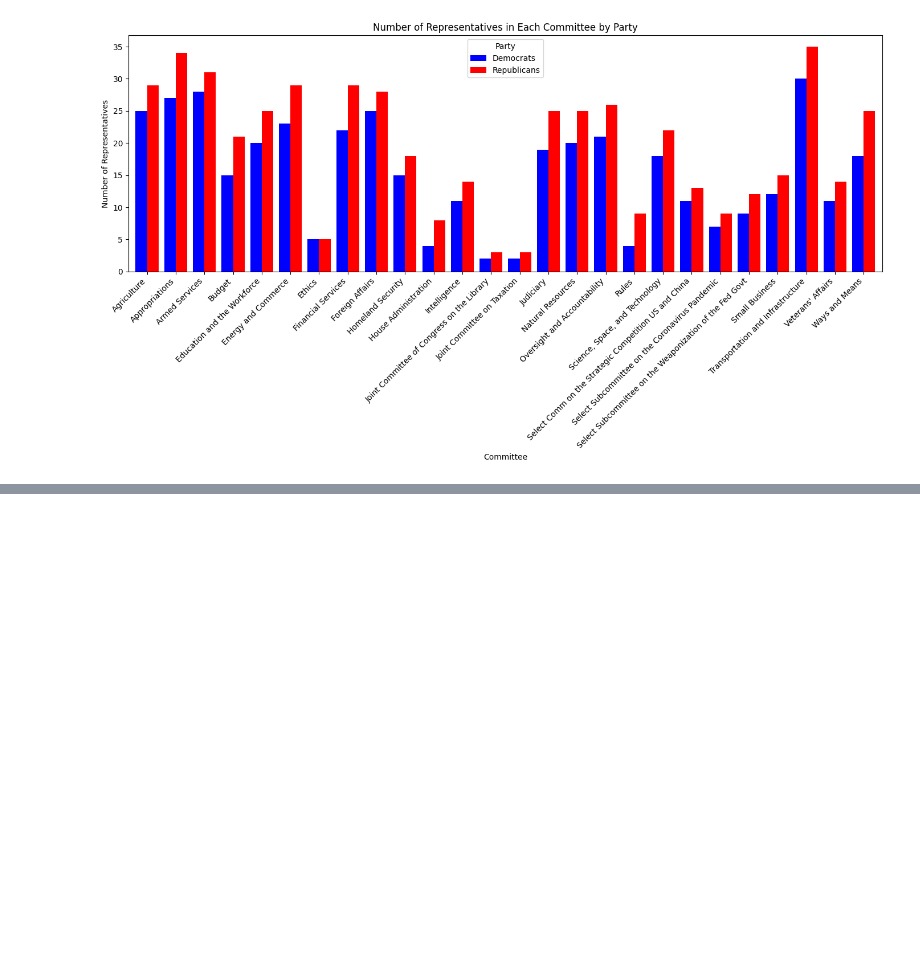
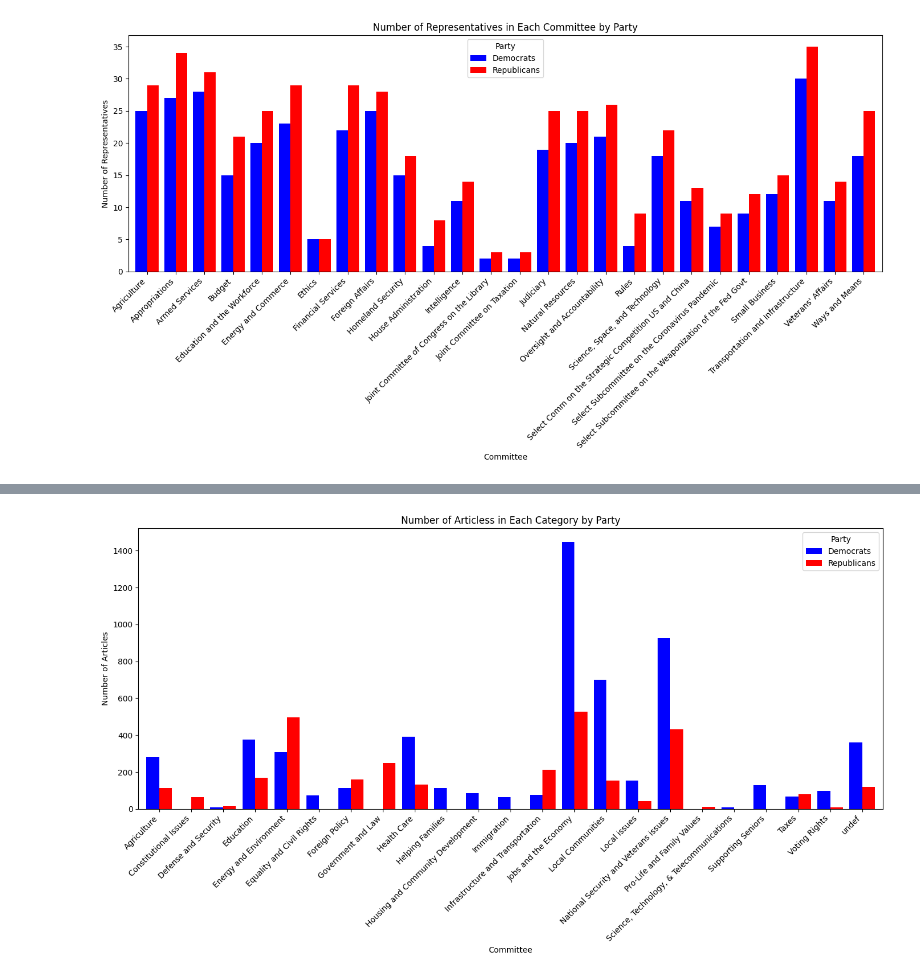
Before and after one commit to qpa-agh/usa_issues_data_mining, a Jupyter notebook: data_cleaning.ipynb, the cells around one changed output, grey strips where cells are left out. Saved outputs shown, nothing was run; the diff lists cells and outputs as text; code cells hidden in the pictures; blank space fills up the shorter version.

Commit message:
Issues grouped in broader categories

```diff
--- a/data_cleaning.ipynb
+++ b/data_cleaning.ipynb
@@ -56,0 +192,6 @@ plt.show()
+# %%
+import numpy as np
+
+def standardize_topic(topic: str):
+    return topics.get(topic, topic)
+np.unique(df_art["issue"].transform(standardize_topic).to_list())
@@ -56,0 +209,34 @@ plt.show()
+# %%
+import pandas as pd
+import matplotlib.pyplot as plt
+
+df_art["issue"] = df_art["issue"].transform(standardize_topic)
+df_art.to_csv('data/cleaned_articles.csv')
+
+col_list_D = df_art.loc[df_art['representative_party'] == 'D']['issue'].values.tolist()
+col_list_R = df_art.loc[df_art['representative_party'] == 'R']['issue'].values.tolist()
+
+committee_counts_D = pd.Series(col_list_D).value_counts()
+committee_counts_R = pd.Series(col_list_R).value_counts()
+
+# Combine counts into a single DataFrame
+committee_counts = pd.DataFrame({
+    'Democrats': committee_counts_D,
+    'Republicans': committee_counts_R
+}).fillna(0)  # Fill NaN values with 0
+
+# Plot the bar chart
+bar_colors = ['blue', 'red']
+committee_counts.plot(kind='bar', figsize=(14, 8), width=0.8, color=bar_colors)
+plt.xlabel('Committee')
+plt.ylabel('Number of Articles')
+plt.title('Number of Articless in Each Category by Party')
+plt.legend(title='Party')
+plt.xticks(rotation=45, ha='right')
+plt.tight_layout()
+
+plt.savefig('charts/articles_per_issue.png')
+
+plt.show()
+# %% [output]
+[figure, added]
```
Also changed, not shown: parts of 13 cells of this notebook, 6 other files.
